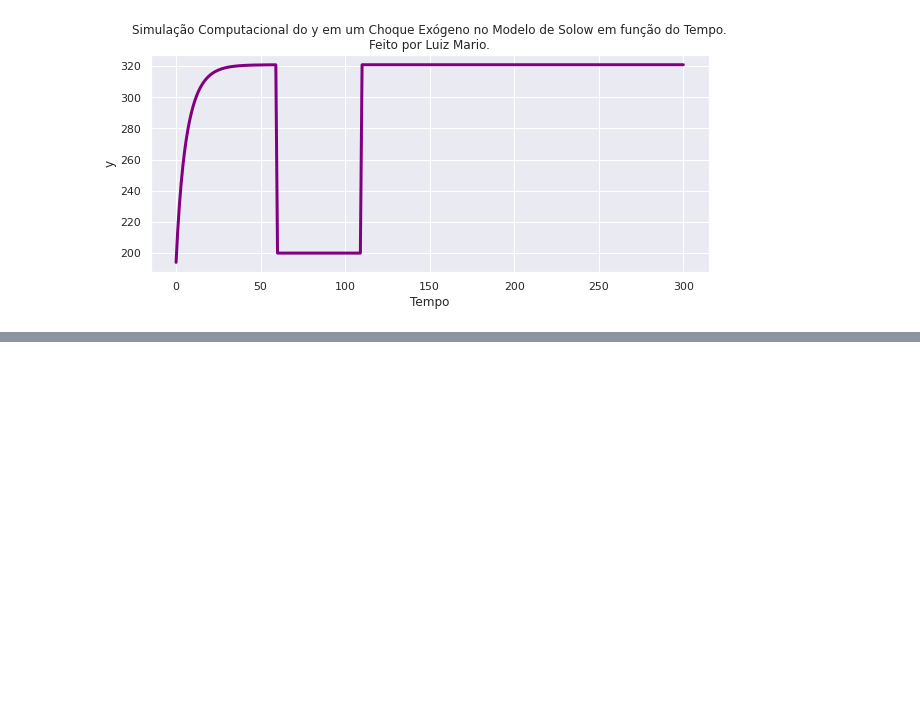
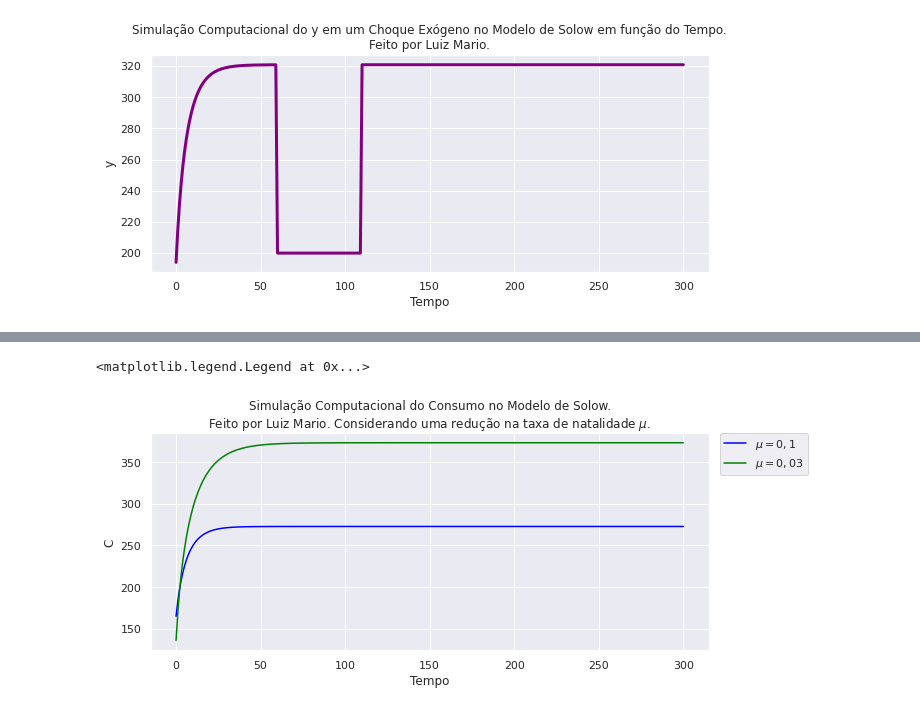
Before and after one commit to luizmarioags/Teoria-do-Desenvolvimento-Economico-, a Jupyter notebook: Modelo_de_Solow_Simulação.ipynb, the cells around one changed output, grey strips where cells are left out. Saved outputs shown, nothing was run; the diff lists cells and outputs as text; code cells hidden in the pictures; blank space fills up the shorter version.

```diff
--- a/Modelo_de_Solow_Simulação.ipynb
+++ b/Modelo_de_Solow_Simulação.ipynb
@@ -522,0 +639,11 @@ Text(0.5, 1.0, 'Simulação Computacional do y em um Choque Exógeno no Modelo d
+# %%
+# Plotando o gráfico comparativo do c do steady state com a natalidade igual a 0,1 e 0,3
+sns.set()
+sns.set(rc={"figure.figsize":(10, 4)})
+sns.lineplot(data = data_modelo_Solow, x = 'Tempo', y = 'C', color = 'blue')
+sns.lineplot(data = data_modelo_Solow_Natalidade, x = 'Tempo', y = 'C', color = 'green')
+plt.title('Simulação Computacional do Consumo no Modelo de Solow.\nFeito por Luiz Mario. Considerando uma redução na taxa de natalidade $\mu$.', loc='center')
+plt.legend(labels = ['$\mu = 0,1$','$\mu = 0,03$'], loc = 'upper left', borderaxespad = 0,bbox_to_anchor=(1.02, 1))
+# %% [output]
+<matplotlib.legend.Legend at 0x...>
+[figure, added]
```
Also changed, not shown: parts of 53 cells of this notebook.
